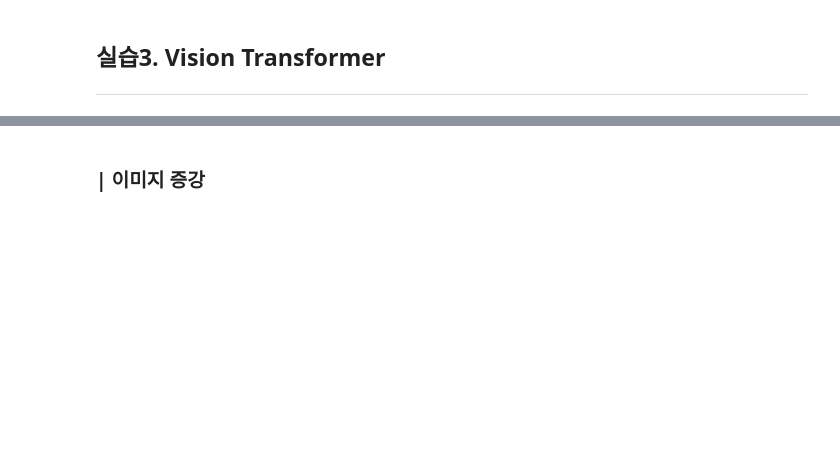
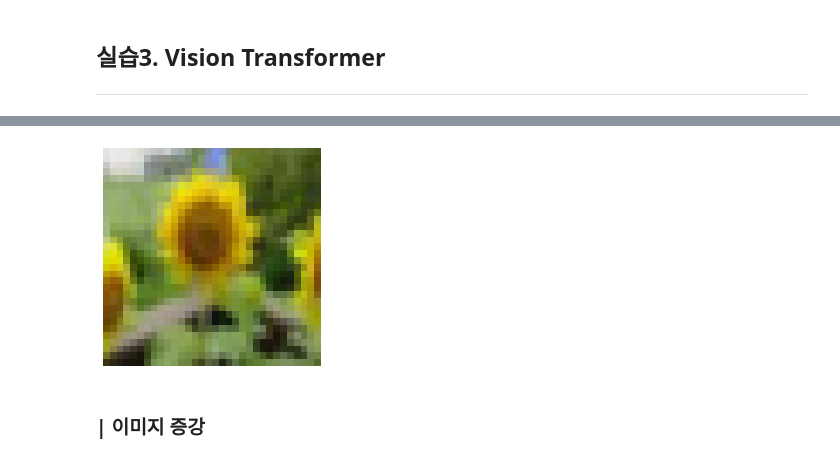
Before and after one commit to yebiny/SkillTreePython-DeepLearning, a Jupyter notebook: 04.Paper-with-code/comment/ch04_08_Transformer.ipynb, the cells around one changed output, grey strips where cells are left out. Drawn from its saved outputs; the diff is of its cells as text; code cells hidden in the pictures; blank space fills up the shorter version.

```diff
--- a/04.Paper-with-code/comment/ch04_08_Transformer.ipynb
+++ b/04.Paper-with-code/comment/ch04_08_Transformer.ipynb
@@ -552,12 +552,35 @@ Epoch 9/50
 # %% [markdown]
 ## 실습3. Vision Transformer
 ---
-# %%
-def display_img_patches(img, patches):
-
-  # origin image
-
-
-  # patches
-
-  # real patches
+# %%
+def display_img_patches(img, patches=None):
+
+  # origin image
+  plt.imshow(img)
+  plt.axis('off')
+  plt.show()
+
+  if patches is not None:
+    n = int(np.sqrt(patches.shape[0]))
+    patch_size = int(img.shape[0]/n)
+
+    # patch imgs
+    plt.figure(figsize=(4, 4))
+    for i, patch in enumerate(patches):
+      ax = plt.subplot(n, n, i + 1)
+      patch_img = tf.reshape(patch, (patch_size, patch_size, 3))
+      plt.imshow(patch_img.numpy().astype("uint8"))
+      plt.axis("off")
+    plt.show()
+
+    # patches
+    plt.figure(figsize=(10, 2))
+    for i, patch in enumerate(patches):
+      ax = plt.subplot(1, n*n, i + 1)
+      patch = tf.expand_dims(patch, 1)
+      plt.imshow(patch.numpy().astype("uint8"))
+      plt.axis("off")
+    plt.show()
+# %%
+(x_train, y_train), (x_test, y_test) = tf.keras.datasets.cifar100.load_data() # 100 개의 클래스
+x_train.shape, y_train.shape
@@ -564,2 +592,7 @@ def display_img_patches(img, patches):
+# %%
+idx = 12
+display_img_patches(x_train[idx])
+# %% [output]
+[figure, added]
 # %% [markdown]
 ### **| 이미지 증강**
```
Also changed, not shown: parts of 9 cells of this notebook.
